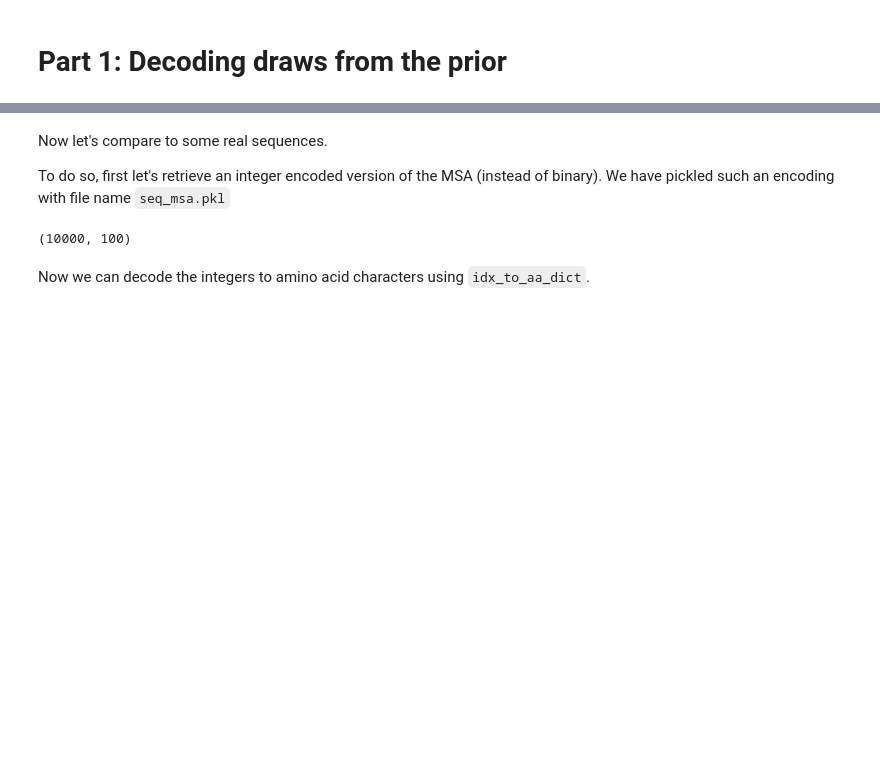
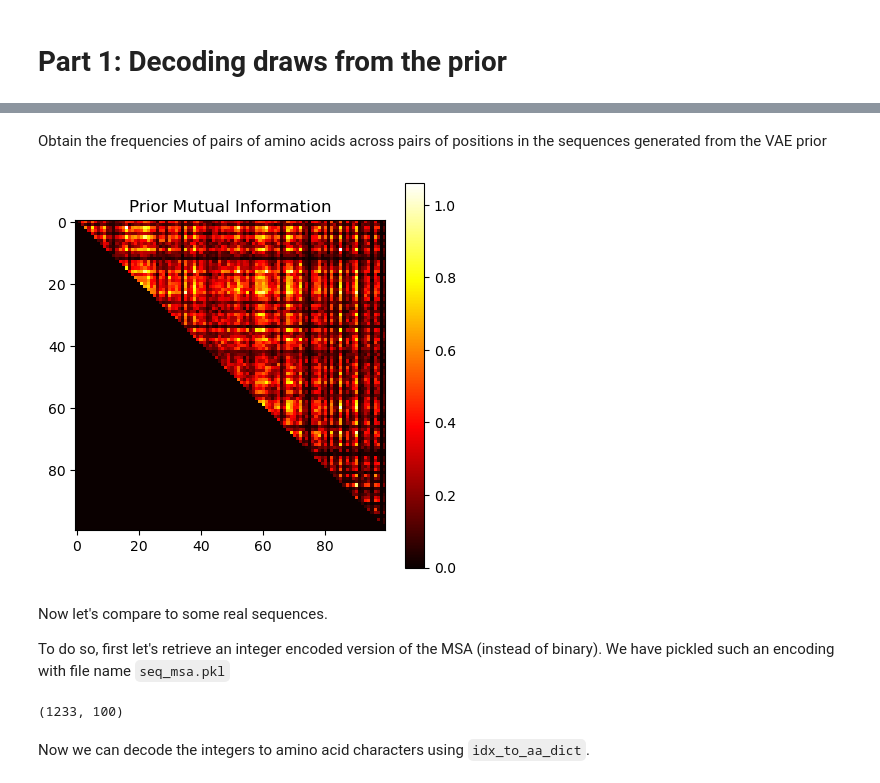
Before and after one commit to solislemuslab/asr-ae, a Jupyter notebook: notebooks/gen_seqs.ipynb, the cells around one changed output, grey strips where cells are left out. Saved outputs shown, nothing was run; the diff lists cells and outputs as text; code cells hidden in the pictures; blank space fills up the shorter version.

```diff
--- a/notebooks/gen_seqs.ipynb
+++ b/notebooks/gen_seqs.ipynb
@@ -156,16 +175,66 @@ seqs[::10] # print every 10 sequences to compare with real sequences
+# %% [markdown]
+Obtain the frequencies of pairs of amino acids across pairs of positions in the sequences generated from the VAE prior
+# %%
+from sklearn.metrics import mutual_info_score
+
+def pair_counts(msa_int):
+    """
+    Creates a rank 4 tensor counts where counts[i,j,:,:] is a contingency table describing
+    the joint distribution of the pair of amino acids at positions i and j in the MSA
+    """
+    counts = np.zeros((nl, nl, 20, 20), dtype=float)
+    for seq in msa_int:
+        for i in range(len(seq)):
+            for j in range(i + 1, len(seq)):
+                if seq[i] == 0 or seq[j] == 0: # don't include in count if either position is a gap character
+                    continue
+                else:
+                    counts[i, j, seq[i]-1, seq[j]-1] += 1
+    #note that the (i, j, a, b) entry should equal the (j, i, b, a) entry
+    counts += np.transpose(counts, (1, 0, 3, 2))
+    return counts
+
+def normalize_to_freqs(pair_counts):
+    non_gaps = np.sum(pair_counts, (2, 3), keepdims = True)
+    non_gaps += np.eye(nl)[:, :, None, None] #avoids division by 0
+    #print(non_gaps[:, :, 0, 0])
+    return pair_counts / non_gaps
+
+def get_mut_info(pair_counts):
+    mut_info = np.zeros((nl, nl), dtype=float)
+    for i in range(nl - 1):
+        for j in range(i + 1, nl):
+            mut_info[i, j] = mutual_info_score(None, None, contingency=pair_counts[i, j, :, :])
+    return mut_info
+prior_pcs = pair_counts(prior_seqs_int)
+prior_freqs = normalize_to_freqs(prior_pcs)
+prior_mut_info = get_mut_info(prior_pcs)
+# %%
+# plot
+plt.figure(figsize=(5, 5))
+plt.imshow(prior_mut_info, cmap='hot', interpolation='nearest')
+plt.colorbar()
+plt.title("Prior Mutual Information")
+plt.show()
+# %% [output]
+[figure, added]
 # %% [markdown]
 Now let's compare to some real sequences.
 
 To do so, first let's retrieve an integer encoded version of the MSA (instead of binary). We have pickled such an encoding with file name `seq_msa.pkl`
 # %%
-with open(f"{data_path}/msa_leaf_nume.pkl", 'rb') as file_handle:
-    real_seqs_int = pickle.load(file_handle)
+if MSA_id == "pevae":
+    with open(f"{data_path}/msa_leaf_nume.pkl", 'rb') as file_handle:
+        real_seqs_int = pickle.load(file_handle)
+else:
+    with open(f"{data_path}/seq_msa_int.pkl", 'rb') as file_handle:
+        real_seqs_int = pickle.load(file_handle)
 # Alternatively, since `argmax` works for extracting position of the 1 from the one hot encoded vectors:
 real_seqs_int2 = torch.argmax(msa_binary, -1)
 assert torch.tensor(real_seqs_int).equal(real_seqs_int2)
 print(real_seqs_int.shape)
 # %% [output]
-(10000, 100)
+(1233, 100)
 # %% [markdown]
 Now we can decode the integers to amino acid characters using `idx_to_aa_dict`.
 # %%
```
Also changed, not shown: parts of 41 cells of this notebook, 23 other files.
